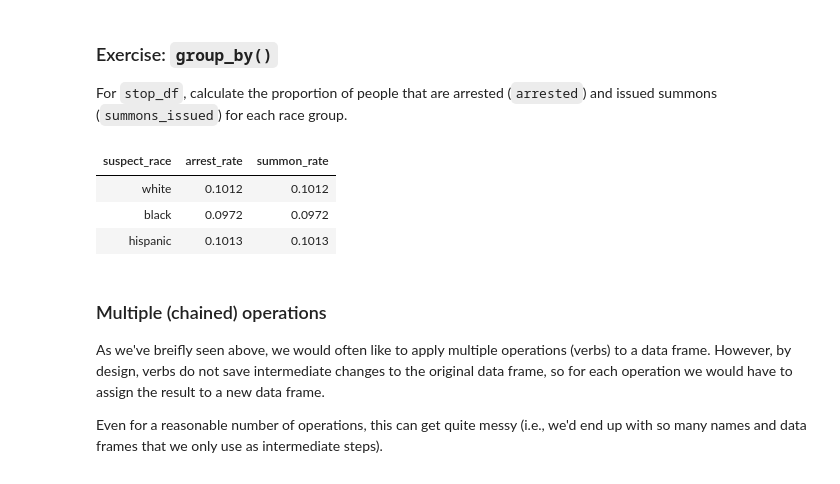
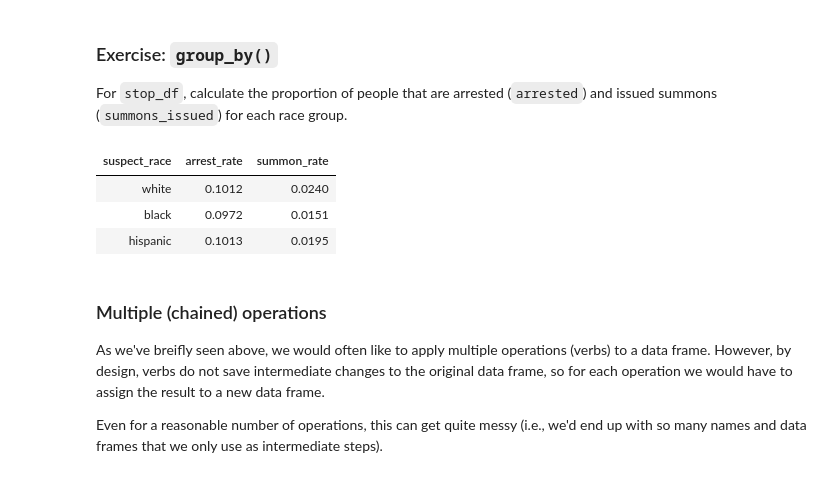
Before and after one commit to stanford-policylab/law-order-algo, a Jupyter notebook: notebooks/week-1-dplyr-answers.ipynb, the cells around one changed output. Drawn from its saved outputs; the diff is of its cells as text; code cells hidden in the pictures.

```diff
--- a/notebooks/week-1-dplyr-answers.ipynb
+++ b/notebooks/week-1-dplyr-answers.ipynb
@@ -736,17 +745,17 @@ For `stop_df`, calculate the proportion of people that are arrested (`arrested`)
 # %%
 # WRITE CODE HERE
 # START solution
 race_group <- group_by(stop_df, suspect_race)
 summarize(race_group,
           arrest_rate = mean(arrested),
-          summon_rate = mean(arrested)
+          summon_rate = mean(summons_issued)
          )
 # END solution
 # %% [output]
 | suspect_race | arrest_rate | summon_rate |
-| white | 0.1012 | 0.1012 |
-| black | 0.0972 | 0.0972 |
-| hispanic | 0.1013 | 0.1013 |
+| white | 0.1012 | 0.0240 |
+| black | 0.0972 | 0.0151 |
+| hispanic | 0.1013 | 0.0195 |
 # %% [markdown]
 ### Multiple (chained) operations
 
```
Also changed, not shown: parts of 3 cells of this notebook.
